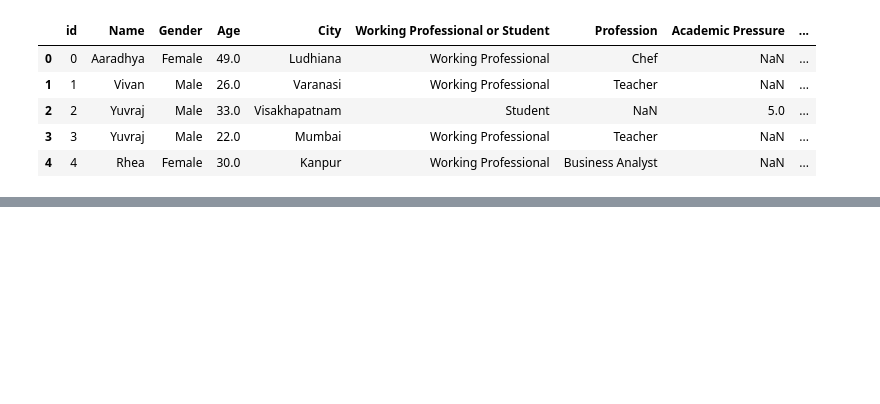
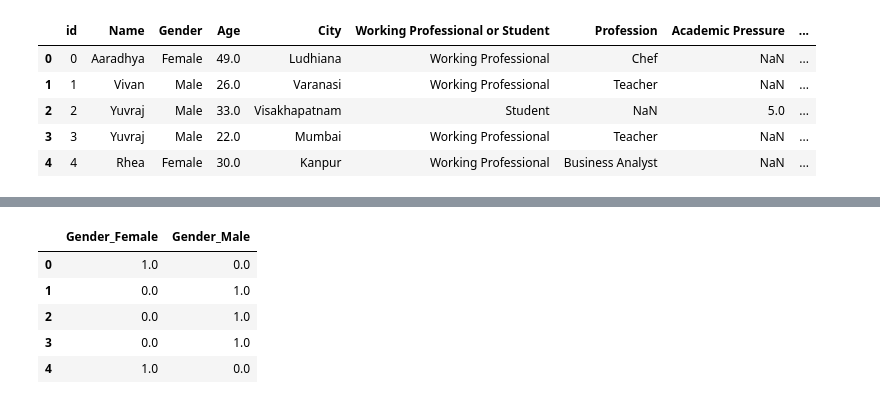
Before and after one commit to vanshuwjoshi/Kaggle-Playground-S4E11, a Jupyter notebook: notebooks/Data-Cleaning.ipynb, the cells around one changed output, grey strips where cells are left out. Saved outputs shown, nothing was run; the diff lists cells and outputs as text; code cells hidden in the pictures; blank space fills up the shorter version.

```diff
--- a/notebooks/Data-Cleaning.ipynb
+++ b/notebooks/Data-Cleaning.ipynb
@@ -13,0 +62,13 @@ data.head()
+# %%
+## Create the dataframe with column names for Gender
+df_encoded = pd.DataFrame(
+    gender_encoded, columns=one_hot_encoder.get_feature_names_out(["Gender"])
+)
+df_encoded.head()
+# %% [output]
+|  | Gender_Female | Gender_Male |
+| 0 | 1.0 | 0.0 |
+| 1 | 0.0 | 1.0 |
+| 2 | 0.0 | 1.0 |
+| 3 | 0.0 | 1.0 |
+| 4 | 1.0 | 0.0 |
```
Also changed, not shown: parts of 10 cells of this notebook, 1 other file.
